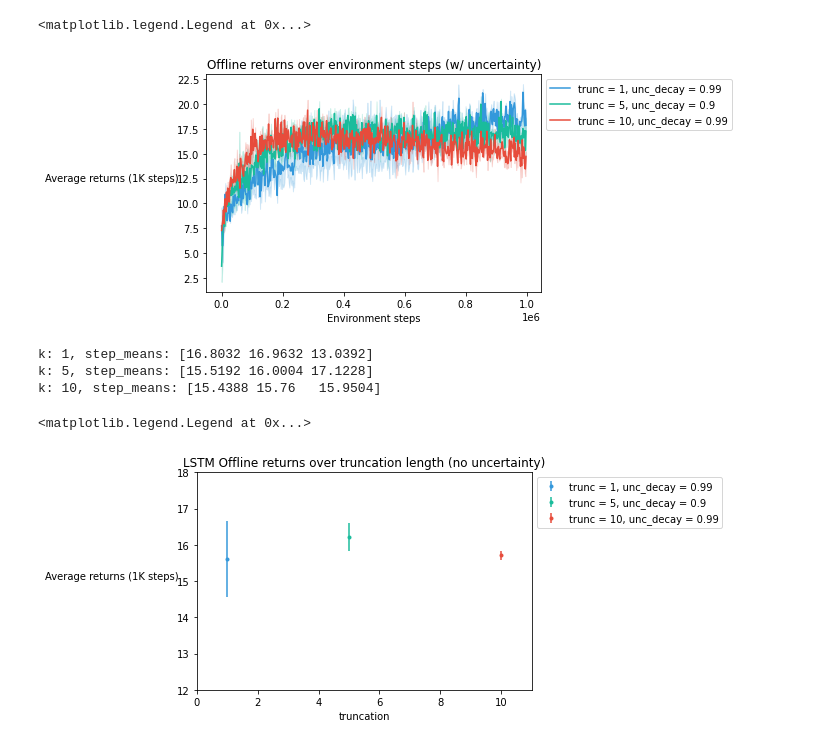
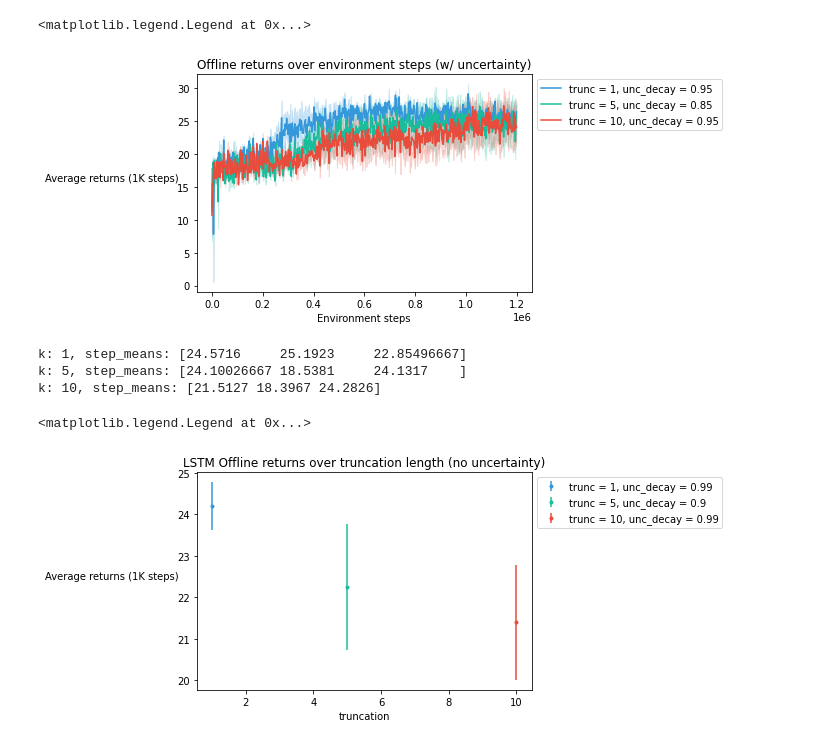
Before and after one commit to taodav/aux-inputs, a Jupyter notebook: analysis/plot_results_uf8_cnn.ipynb, the cells around one changed output. Drawn from its saved outputs; the diff is of its cells as text; code cells hidden in the pictures.

```diff
--- a/analysis/plot_results_uf8_cnn.ipynb
+++ b/analysis/plot_results_uf8_cnn.ipynb
@@ -7,6 +7,7 @@ from tqdm.notebook import tqdm
 from collections import namedtuple
 from multiprocessing import Pool
 from itertools import repeat
+plt.rcParams['axes.facecolor'] = 'white'
 
 from definitions import ROOT_DIR
 from unc.utils import load_info
@@ -18,6 +19,9 @@ turquoise = "#1abc9c"
 peter_river = "#3498db"
 sunflower = "#f1c40f"
 alizarin = "#e74c3c"
+pumpkin = "#d35400"
+green_sea = "#16a085"
+wisteria = "#8e44ad"
 # %%
 level = 8
 all_paths = {
@@ -171,7 +205,7 @@ all_mapped_data_slip
 # %%
 # with slip
 fig, ax = plt.figure(), plt.axes()
-steps_per_eval = 2000
+steps_per_eval = 5000
 
 
 for k in plot_order:
@@ -187,11 +221,11 @@ for k in plot_order:
     plt.fill_between(x, means - std_err, means + std_err,
                          color=color, alpha=0.2)
 
-ax.set_ylim(5, 25)
+ax.set_ylim(5, 31)
 
 ax.set_xlabel('Environment steps')
 ax.set_ylabel(f"Average returns (1K steps)", rotation=0, labelpad=65)
-ax.set_title(f'Offline returns over environment steps (map #3, slip_prob = 0.1)')
+ax.set_title(f'Offline returns over environment steps (map #8, slip_prob = 0.1)')
 plt.legend(bbox_to_anchor=(1.00, 1), loc='upper left')
 # %% [output]
 <matplotlib.legend.Legend at 0x...>
@@ -308,28 +372,0 @@ plt.legend(bbox_to_anchor=(1.00, 1), loc='upper left')
-# %%
-plot_info_trunc = {
-    f'uf{level}m_cnn_lstm_trunc_1': {'color': peter_river, 'label': 'trunc = 1'},
-    f'uf{level}m_cnn_lstm_trunc_5': {'color': turquoise, 'label': 'trunc = 5'},
-    f'uf{level}m_cnn_lstm_trunc_10': {'color': alizarin, 'label': 'trunc = 10'}
-}
-
-fig, ax = plt.figure(), plt.axes()
-steps_per_eval = 2000
-
-
-for k, info in plot_info_trunc.items():
-    data = all_mapped_data_trunc[k]
-    key = info['label']
-    color = info['color']
-    x = np.arange(data.shape[1]) * steps_per_eval
-
-    means = data.mean(axis=0)
-    std_err = data.std(axis=0) / np.sqrt(data.shape[0])
-
-    ax.plot(x, means, label=key, color=color)
-    plt.fill_between(x, means - std_err, means + std_err,
-                         color=color, alpha=0.2)
-
-ax.set_xlabel('Environment steps')
-ax.set_ylabel(f"Average returns (1K steps)", rotation=0, labelpad=65)
-ax.set_title(f'Offline returns over environment steps (no uncertainty)')
-plt.legend(bbox_to_anchor=(1.00, 1), loc='upper left')
@@ -371,36 +405,37 @@ all_best_trunc_unfiltered
 # %%
 # with trunc
 
 plot_info_trunc_unfiltered = {
-    f'uf{level}m_cnn_lstm_trunc_1': {'color': peter_river, 'label': 'trunc = 1, unc_decay = 0.99'},
-    f'uf{level}m_cnn_lstm_trunc_5': {'color': turquoise, 'label': 'trunc = 5, unc_decay = 0.9'},
-    f'uf{level}m_cnn_lstm_trunc_10': {'color': alizarin, 'label': 'trunc = 10, unc_decay = 0.99'}
+    f'uf{level}m_cnn_lstm_trunc_1': {'color': peter_river, 'label': f'trunc = 1, unc_decay = {all_best_trunc_unfiltered[f"uf{level}m_cnn_lstm_trunc_1"][0].uncertainty_decay}'},
+    f'uf{level}m_cnn_lstm_trunc_5': {'color': turquoise, 'label': f'trunc = 5, unc_decay = {all_best_trunc_unfiltered[f"uf{level}m_cnn_lstm_trunc_5"][0].uncertainty_decay}'},
+    f'uf{level}m_cnn_lstm_trunc_10': {'color': alizarin, 'label': f'trunc = 10, unc_decay = {all_best_trunc_unfiltered[f"uf{level}m_cnn_lstm_trunc_10"][0].uncertainty_decay}'}
 }
+
 
 fig, ax = plt.figure(), plt.axes()
 steps_per_eval = 2000
 
 
 for k, info in plot_info_trunc_unfiltered.items():
     data = all_mapped_data_trunc_unfiltered[k]
     key = info['label']
     color = info['color']
     x = np.arange(data.shape[1]) * steps_per_eval
 
     means = data.mean(axis=0)
     std_err = data.std(axis=0) / np.sqrt(data.shape[0])
 
     ax.plot(x, means, label=key, color=color)
     plt.fill_between(x, means - std_err, means + std_err,
                          color=color, alpha=0.2)
 
 ax.set_xlabel('Environment steps')
 ax.set_ylabel(f"Average returns (1K steps)", rotation=0, labelpad=65)
 ax.set_title(f'Offline returns over environment steps (w/ uncertainty)')
 plt.legend(bbox_to_anchor=(1.00, 1), loc='upper left')
 # %% [output]
 <matplotlib.legend.Legend at 0x...>
-[figure, old version]
+[figure, new version]
 # %%
 fig, ax = plt.figure(), plt.axes()
 steps_per_eval = 2000
@@ -418,16 +453,16 @@ for k, info in plot_info_trunc_unfiltered.items():
     print(f"k: {x.item()}, step_means: {step_means}")
 
     ax.errorbar(x, mean, yerr=std_err, fmt='.k', label=key, color=color)
-ax.set_xlim(0, 11)
-ax.set_ylim(12, 18)
+# ax.set_xlim(0, 11)
+# ax.set_ylim(12, 18)
 
 ax.set_xlabel('truncation')
 ax.set_ylabel(f"Average returns (1K steps)", rotation=0, labelpad=65)
 ax.set_title(f'LSTM Offline returns over truncation length (no uncertainty)')
 plt.legend(bbox_to_anchor=(1.00, 1), loc='upper left')
 # %% [output]
-k: 1, step_means: [16.8032 16.9632 13.0392]
-k: 5, step_means: [15.5192 16.0004 17.1228]
-k: 10, step_means: [15.4388 15.76   15.9504]
+k: 1, step_means: [24.5716     25.1923     22.85496667]
+k: 5, step_means: [24.10026667 18.5381     24.1317    ]
+k: 10, step_means: [21.5127 18.3967 24.2826]
 <matplotlib.legend.Legend at 0x...>
-[figure, old version]
+[figure, new version]
```
Also changed, not shown: parts of 11 cells of this notebook, 29 other files.
